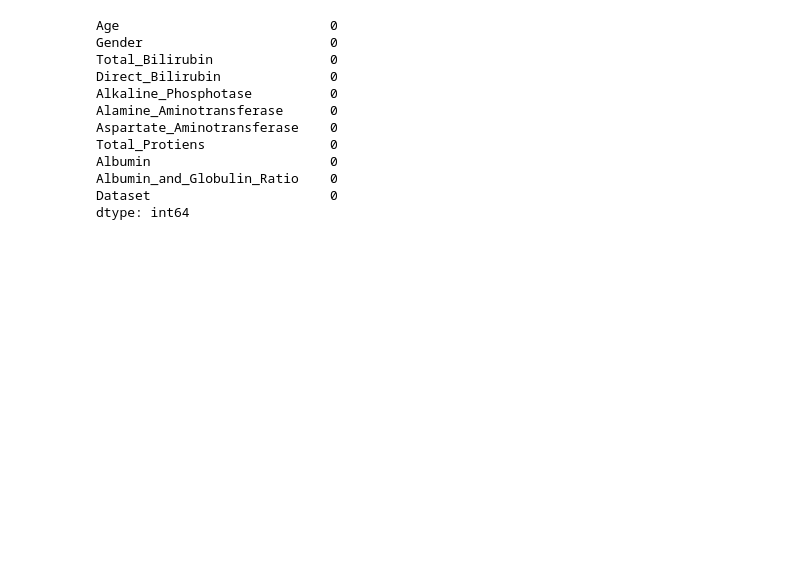
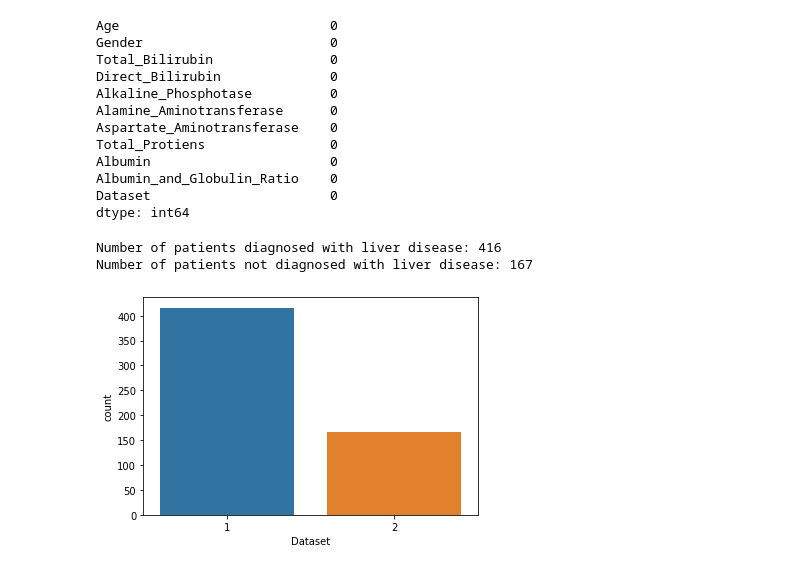
Before and after one commit to juna3977/Projektas, a Jupyter notebook: Untitled.ipynb, the cells around one changed output. Cells and saved outputs as stored; diff of their text form; code cells hidden in the pictures; blank space fills up the shorter version.

```diff
--- a/Untitled.ipynb
+++ b/Untitled.ipynb
@@ -31,7 +33,7 @@ liver.head()
 | 3 | 58 | 1 | 1.0 | 0.4 | 182 | 14 | ... |
 | 4 | 72 | 1 | 3.9 | 2.0 | 195 | 27 | ... |
 # %%
-liver['Dataset'] = liver['Dataset'].apply(lambda x: 1 if x =='1' else 0)
+#liver['Dataset'] = liver['Dataset'].apply(lambda x: 1 if x =='1' else 0)
 # %%
 liver.head()
 # %% [output]
@@ -81,0 +86,10 @@ dtype: int64
+# %%
+sns.countplot(data=liver,x='Dataset',label='Count')
+
+LD,NLD=liver['Dataset'].value_counts()
+print('Number of patients diagnosed with liver disease:',LD)
+print('Number of patients not diagnosed with liver disease:' ,NLD)
+# %% [output]
+Number of patients diagnosed with liver disease: 416
+Number of patients not diagnosed with liver disease: 167
+[figure, added]
```
Also changed, not shown: parts of 8 cells of this notebook.
